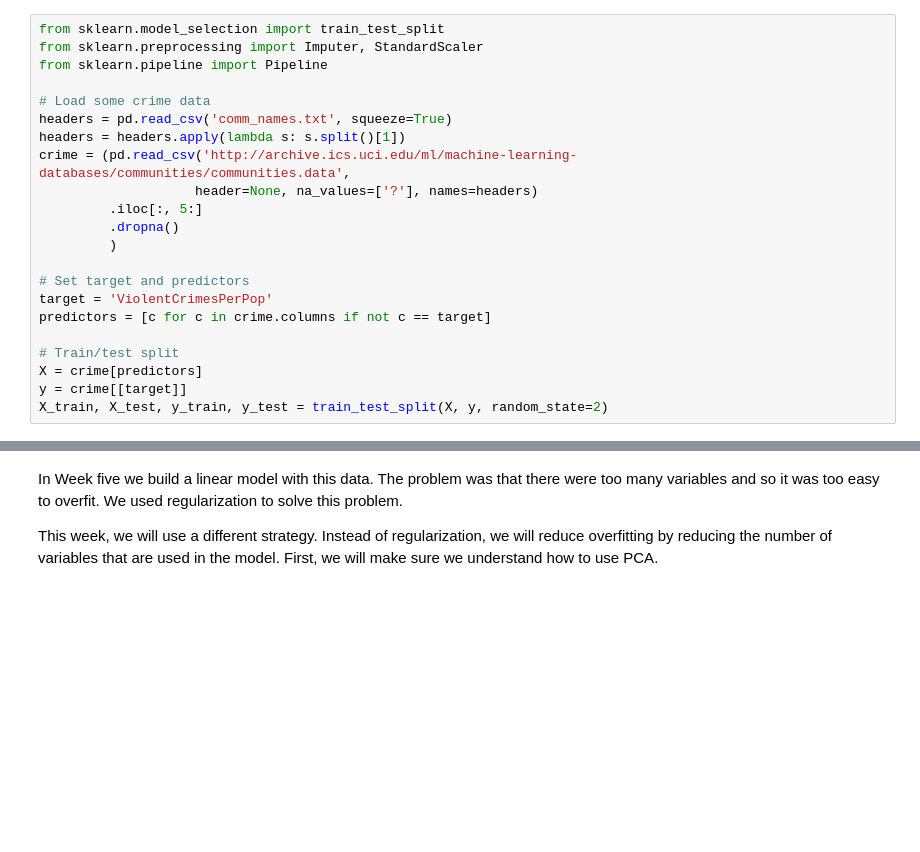
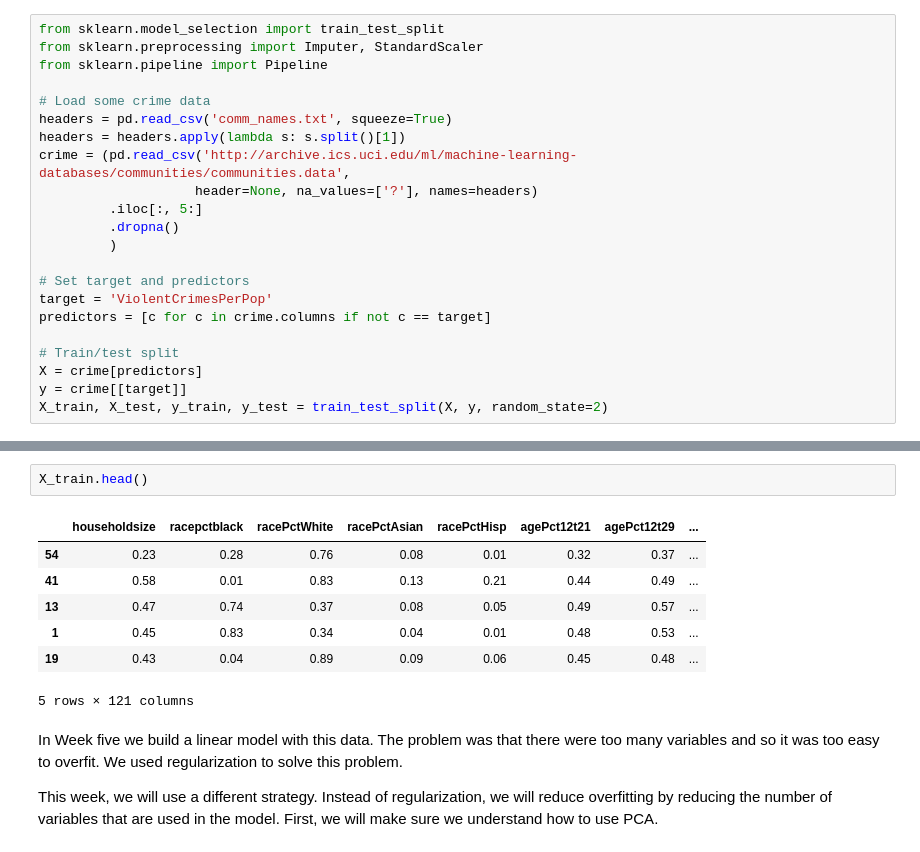
Before and after one commit to nwchen24/Machine_learning_coursework, a Jupyter notebook: Week11/pca.ipynb, the cells around one changed output, grey strips where cells are left out. Cells and saved outputs as stored; diff of their text form; blank space fills up the shorter version.

```diff
--- a/Week11/pca.ipynb
+++ b/Week11/pca.ipynb
@@ -37,3 +39,13 @@ X_train.shape
+# %%
+X_train.head()
+# %% [output]
+|  | householdsize | racepctblack | racePctWhite | racePctAsian | racePctHisp | agePct12t21 | agePct12t29 | ... |
+| 54 | 0.23 | 0.28 | 0.76 | 0.08 | 0.01 | 0.32 | 0.37 | ... |
+| 41 | 0.58 | 0.01 | 0.83 | 0.13 | 0.21 | 0.44 | 0.49 | ... |
+| 13 | 0.47 | 0.74 | 0.37 | 0.08 | 0.05 | 0.49 | 0.57 | ... |
+| 1 | 0.45 | 0.83 | 0.34 | 0.04 | 0.01 | 0.48 | 0.53 | ... |
+| 19 | 0.43 | 0.04 | 0.89 | 0.09 | 0.06 | 0.45 | 0.48 | ... |
+5 rows × 121 columns
 # %% [markdown]
 In Week five we build a linear model with this data. The problem was that there were too many variables and so it was too easy to overfit. We used regularization to solve this problem.
 
```
Also changed, not shown: parts of 10 cells of this notebook.
